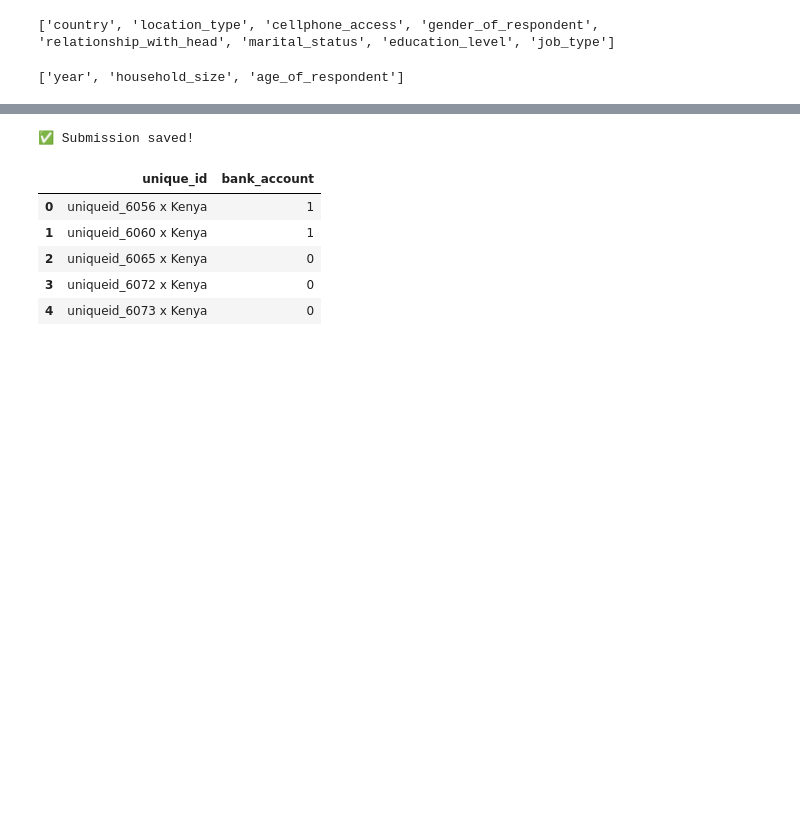
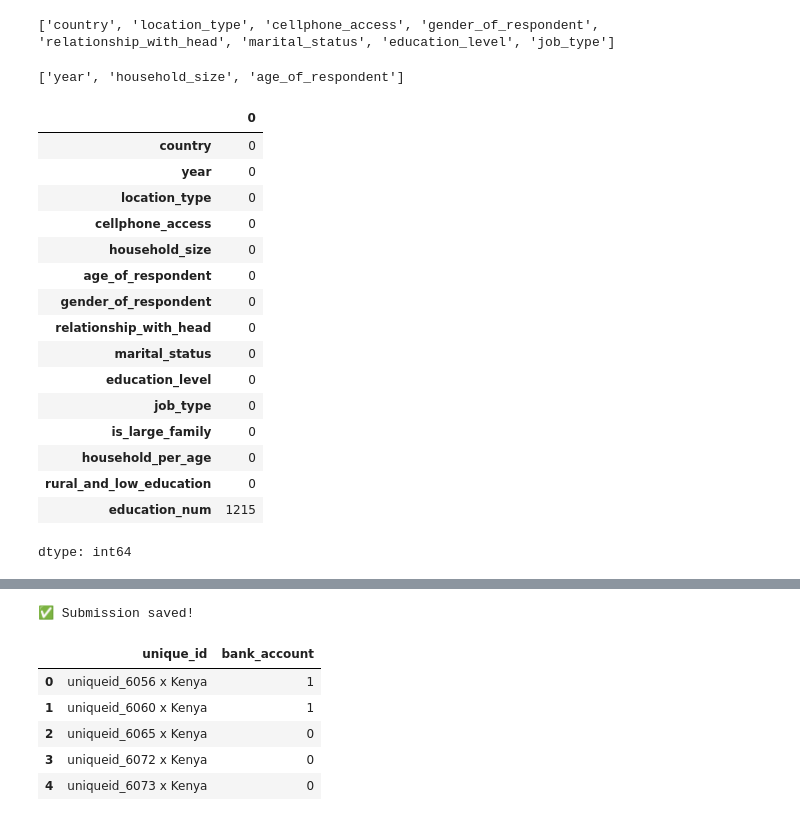
Before and after one commit to Segn11/zindi-financial-inclusion, a Jupyter notebook: financial_pred.ipynb, the cells around one changed output, grey strips where cells are left out. Drawn from its saved outputs; the diff is of its cells as text; code cells hidden in the pictures; blank space fills up the shorter version.

```diff
--- a/financial_pred.ipynb
+++ b/financial_pred.ipynb
@@ -63,3 +63,37 @@ num_cols = list(num_cols)
 print(num_cols)
 # %% [output]
 ['year', 'household_size', 'age_of_respondent']
+# %%
+#feature engineering
+all_data["is_large_family"] = (all_data["household_size"] > 5).astype(int)
+all_data["household_per_age"] = all_data["household_size"] / (all_data["age_of_respondent"] + 1)
+#all_data["has_phone_and_bank"] = ((all_data["cellphone_access"] == "Yes") & (y["bank_account"] == "Yes")).astype(int)
+all_data["rural_and_low_education"] = ((all_data["location_type"] == "Rural") & (all_data["education_level"].isin(["No formal education", "Primary education"]))).astype(int)
+# %%
+edu_map = {
+    "No formal education": 0,
+    "Primary education": 1,
+    "Secondary education": 2,
+    "Tertiary education": 3
+}
+all_data["education_num"] = all_data["education_level"].map(edu_map)
+# %%
+all_data.isna().sum()
+# %% [output]
+|  | 0 |
+| country | 0 |
+| year | 0 |
+| location_type | 0 |
+| cellphone_access | 0 |
+| household_size | 0 |
+| age_of_respondent | 0 |
+| gender_of_respondent | 0 |
+| relationship_with_head | 0 |
+| marital_status | 0 |
+| education_level | 0 |
+| job_type | 0 |
+| is_large_family | 0 |
+| household_per_age | 0 |
+| rural_and_low_education | 0 |
+| education_num | 1215 |
+dtype: int64
```
Also changed, not shown: parts of 13 cells of this notebook.
